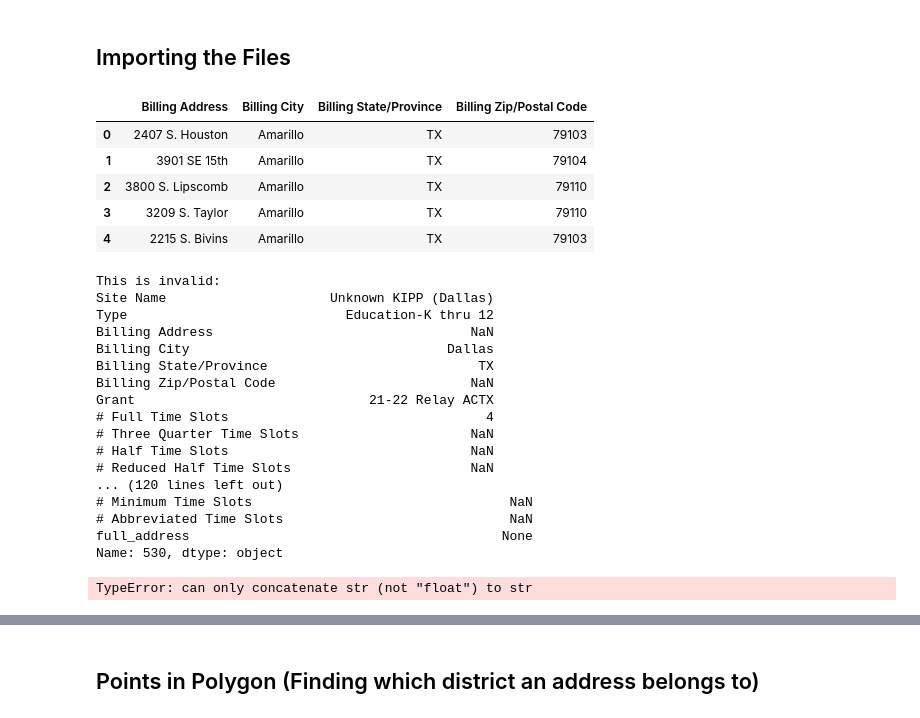
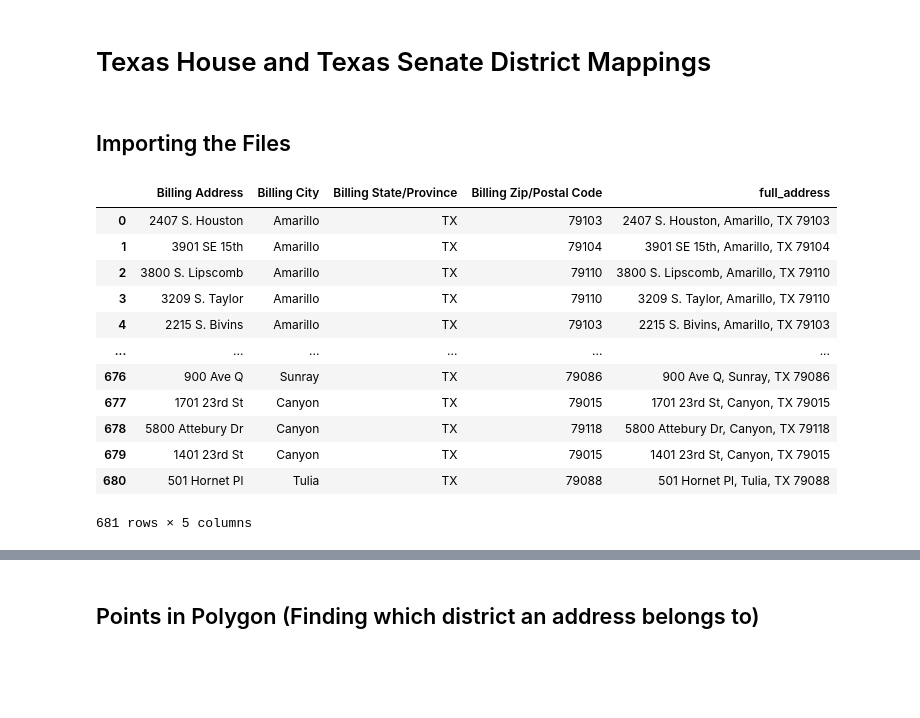
Before and after one commit to aoot/Texas-District-Mapping, a Jupyter notebook: Cleaning Address and Mapping.ipynb, the cells around one changed output, grey strips where cells are left out. Drawn from its saved outputs; the diff is of its cells as text; code cells hidden in the pictures; blank space fills up the shorter version.

```diff
--- a/Cleaning Address and Mapping.ipynb
+++ b/Cleaning Address and Mapping.ipynb
@@ -1,3 +1,5 @@
+# %% [markdown]
+# Texas House and Texas Senate District Mappings
 # %% [markdown]
 ## Importing the Files
 # %%
@@ -24,19 +26,3 @@
 ##    - 2006-2010 - PLAN01440C
 ##    - 2012-2020 - PLANC235
 ##    - 2022 (Primary and general elections) - SB 6 - PlanC193
-# %%
-import pandas as pd
-
-## Import excel file
-df = pd.read_excel("./data/SFDataImport_AmeriCorpsTX_ServiceSites_2021-22.xlsx")
-
-## Subset the columns
-address_cols = ["Billing Address", "Billing City", "Billing State/Province", "Billing Zip/Postal Code"]
-display(df[address_cols].head())
-# %% [output]
-|  | Billing Address | Billing City | Billing State/Province | Billing Zip/Postal Code |
-| 0 | 2407 S. Houston | Amarillo | TX | 79103 |
-| 1 | 3901 SE 15th | Amarillo | TX | 79104 |
-| 2 | 3800 S. Lipscomb | Amarillo | TX | 79110 |
-| 3 | 3209 S. Taylor | Amarillo | TX | 79110 |
-| 4 | 2215 S. Bivins | Amarillo | TX | 79103 |
@@ -43,37 +57,40 @@ display(df[address_cols].head())
 # %%
 ## Create 'Full Address' column in DataFrame
+## NOTES:
+## - Rows with missing values are skipped
+
+## Helper function
 def joinAddress(row):
-    if (isinstance(row[address_cols[0]], float) |
-        isinstance(row[address_cols[1]], float) |
-        isinstance(row[address_cols[2]], float) |
-        isinstance(row[address_cols[3]], float)):
+    '''Joins compound address fields into single string.
+
+    The function also strings leading and trailing spaced that causes issues with .tab
+    '''
+    if (isinstance(row[mask_address_cols[0]], float) |
+        isinstance(row[mask_address_cols[1]], float) |
+        isinstance(row[mask_address_cols[2]], float) |
+        isinstance(row[mask_address_cols[3]], float)):
         print(f"This is invalid: ")
         print(row)
-    return(str(row[address_cols[0]]) + ", " +
-           row[address_cols[1]] + ", " +
-           row[address_cols[2]] + " " +
-           str(row[address_cols[3]]))
+    return(str(row[mask_address_cols[0]]).strip() + ", " +
+           row[mask_address_cols[1]].strip() + ", " +
+           row[mask_address_cols[2]].strip() + " " +
+           str(row[mask_address_cols[3]]).strip())
 
-
-df["full_address"] = df.apply(joinAddress, axis=1)
-display(df)
+## Create a new column `full_address`
+df.loc[mask_no_missing_val, "full_address"] = df.loc[mask_no_missing_val, mask_address_cols].apply(joinAddress, axis=1)
+display(df[(mask_address_cols + ["full_address"])])  # Display the new dataframe subset
 # %% [output]
+|  | Billing Address | Billing City | Billing State/Province | Billing Zip/Postal Code | full_address |
+| 0 | 2407 S. Houston | Amarillo | TX | 79103 | 2407 S. Houston, Amarillo, TX 79103 |
+| 1 | 3901 SE 15th | Amarillo | TX | 79104 | 3901 SE 15th, Amarillo, TX 79104 |
+| 2 | 3800 S. Lipscomb | Amarillo | TX | 79110 | 3800 S. Lipscomb, Amarillo, TX 79110 |
+| 3 | 3209 S. Taylor | Amarillo | TX | 79110 | 3209 S. Taylor, Amarillo, TX 79110 |
+| 4 | 2215 S. Bivins | Amarillo | TX | 79103 | 2215 S. Bivins, Amarillo, TX 79103 |
+| ... | ... | ... | ... | ... | ... |
+| 676 | 900 Ave Q | Sunray | TX | 79086 | 900 Ave Q, Sunray, TX 79086 |
+| 677 | 1701 23rd St | Canyon | TX | 79015 | 1701 23rd St, Canyon, TX 79015 |
+| 678 | 5800 Attebury Dr | Canyon | TX | 79118 | 5800 Attebury Dr, Canyon, TX 79118 |
+| 679 | 1401 23rd St | Canyon | TX | 79015 | 1401 23rd St, Canyon, TX 79015 |
+| 680 | 501 Hornet Pl | Tulia | TX | 79088 | 501 Hornet Pl, Tulia, TX 79088 |
-This is invalid:
-Site Name                     Unknown KIPP (Dallas)
-Type                            Education-K thru 12
-Billing Address                                 NaN
-Billing City                                 Dallas
-Billing State/Province                           TX
-Billing Zip/Postal Code                         NaN
-Grant                              21-22 Relay ACTX
-# Full Time Slots                                 4
-# Three Quarter Time Slots                      NaN
-# Half Time Slots                               NaN
-# Reduced Half Time Slots                       NaN
-... (120 lines left out)
-# Minimum Time Slots                                 NaN
-# Abbreviated Time Slots                             NaN
-full_address                                        None
-Name: 530, dtype: object
+681 rows × 5 columns
-TypeError: can only concatenate str (not "float") to str
 # %%
```
Also changed, not shown: parts of 5 cells of this notebook.
